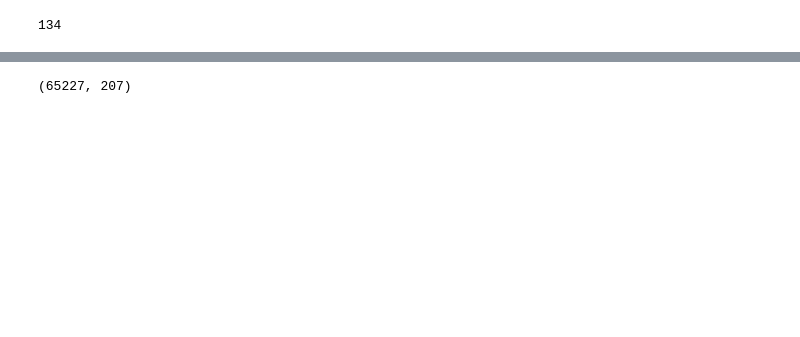
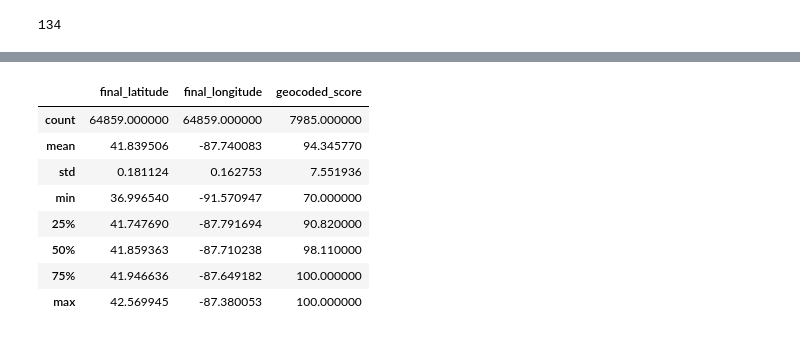
Before and after one commit to UK-IPOP/cook-county-analysis, a Jupyter notebook: notebooks/amia_paper_stats.ipynb, the cells around one changed output, grey strips where cells are left out. Cells and saved outputs as stored; diff of their text form; code cells hidden in the pictures; blank space fills up the shorter version.

```diff
--- a/notebooks/amia_paper_stats.ipynb
+++ b/notebooks/amia_paper_stats.ipynb
@@ -106,7 +177,15 @@ df.recovered.sum()
-# %%
-df.shape
-# %% [output]
-(65227, 207)
+# %%
+df[['final_latitude', 'final_longitude', 'geocoded_score']].describe()
+# %% [output]
+|  | final_latitude | final_longitude | geocoded_score |
+| count | 64859.000000 | 64859.000000 | 7985.000000 |
+| mean | 41.839506 | -87.740083 | 94.345770 |
+| std | 0.181124 | 0.162753 | 7.551936 |
+| min | 36.996540 | -91.570947 | 70.000000 |
+| 25% | 41.747690 | -87.791694 | 90.820000 |
+| 50% | 41.859363 | -87.710238 | 98.110000 |
+| 75% | 41.946636 | -87.649182 | 100.000000 |
+| max | 42.569945 | -87.380053 | 100.000000 |
 # %%
 cases[['latitude', 'longitude']].describe()
 # %% [output]
```
Also changed, not shown: parts of 50 cells of this notebook.
